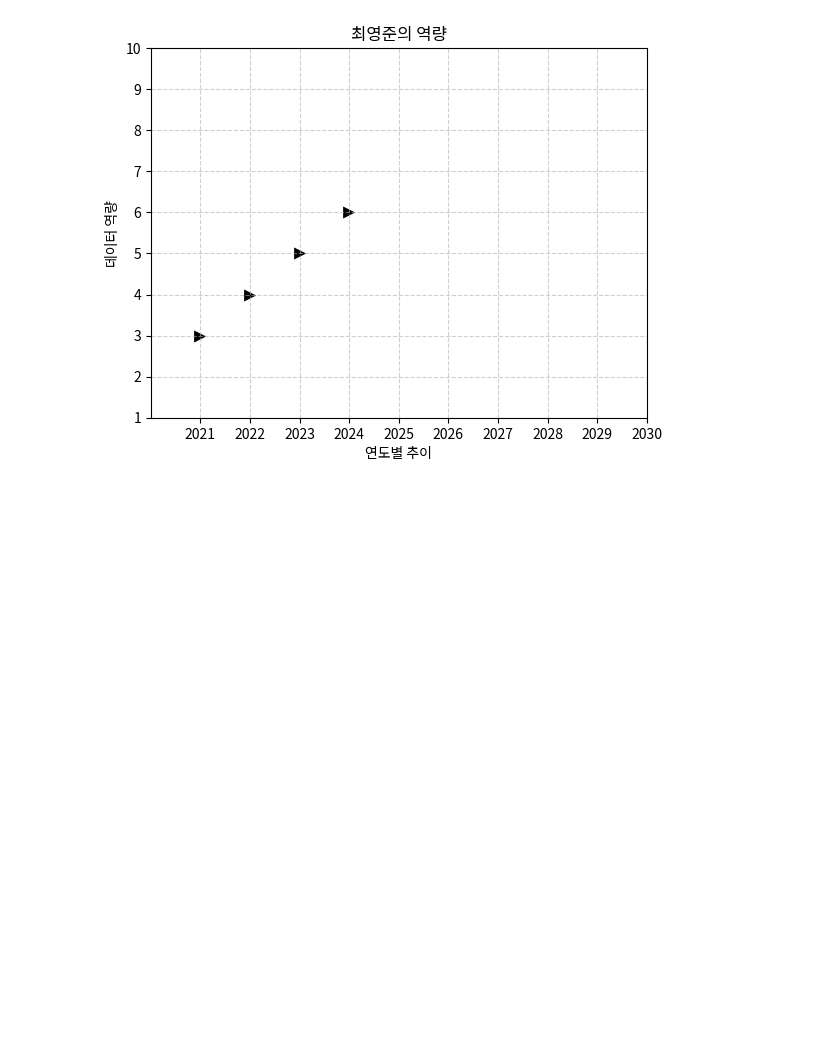
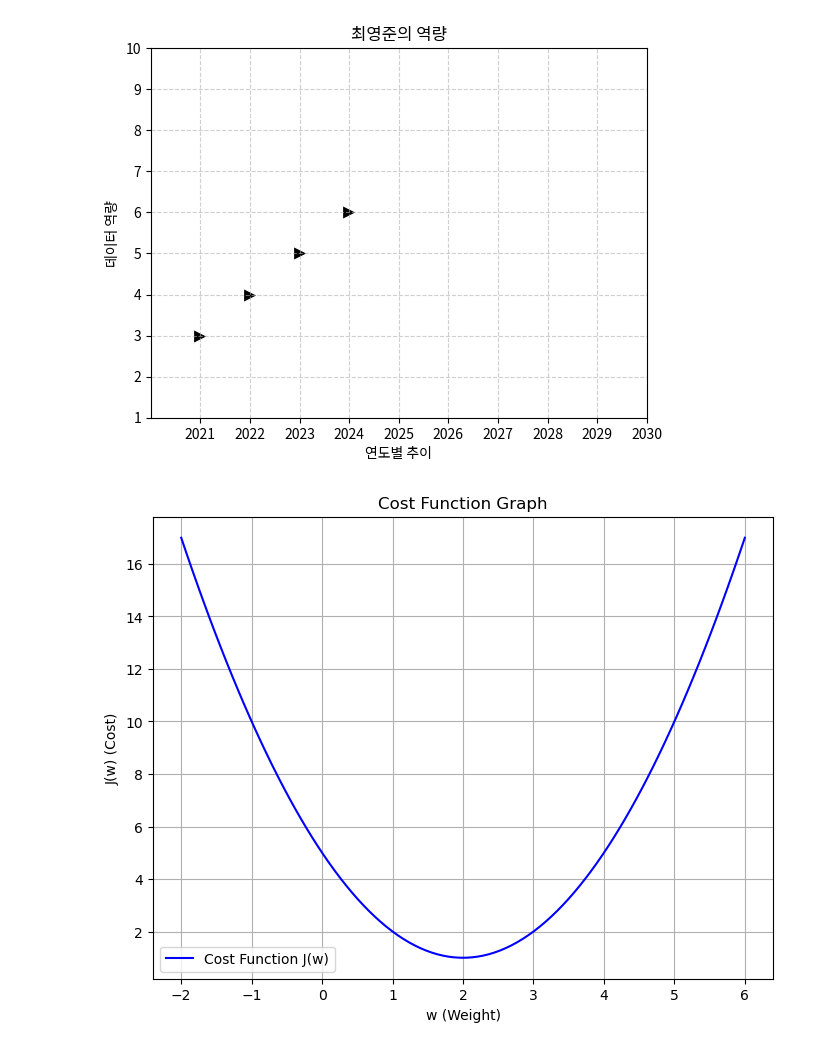
Before and after one commit to ZeroJoon2/MachineLearning, a Jupyter notebook: test.ipynb, the cells around one changed output. Saved outputs shown, nothing was run; the diff lists cells and outputs as text; code cells hidden in the pictures; blank space fills up the shorter version.

```diff
--- a/test.ipynb
+++ b/test.ipynb
@@ -52,3 +52,26 @@ plt.grid(True, linestyle='--', alpha=0.6)  # 가독성을 위해 그리드 추
 plt.show()
 # %% [output]
 [figure]
+# %%
+import numpy as np
+import matplotlib.pyplot as plt
+
+# 비용 함수 정의
+def cost_function(w):
+    return (w - 2) ** 2 + 1  # 예시로 간단한 비용 함수 사용
+
+# x축 범위 설정
+w = np.linspace(-2, 6, 100)
+cost = cost_function(w)
+
+# 비용 함수 그래프
+plt.figure(figsize=(8, 6))
+plt.plot(w, cost, label='Cost Function J(w)', color='blue')
+plt.xlabel('w (Weight)')
+plt.ylabel('J(w) (Cost)')
+plt.title('Cost Function Graph')
+plt.legend()
+plt.grid()
+plt.show()
+# %% [output]
+[figure, added]
```
Also changed, not shown: 1 other file.
